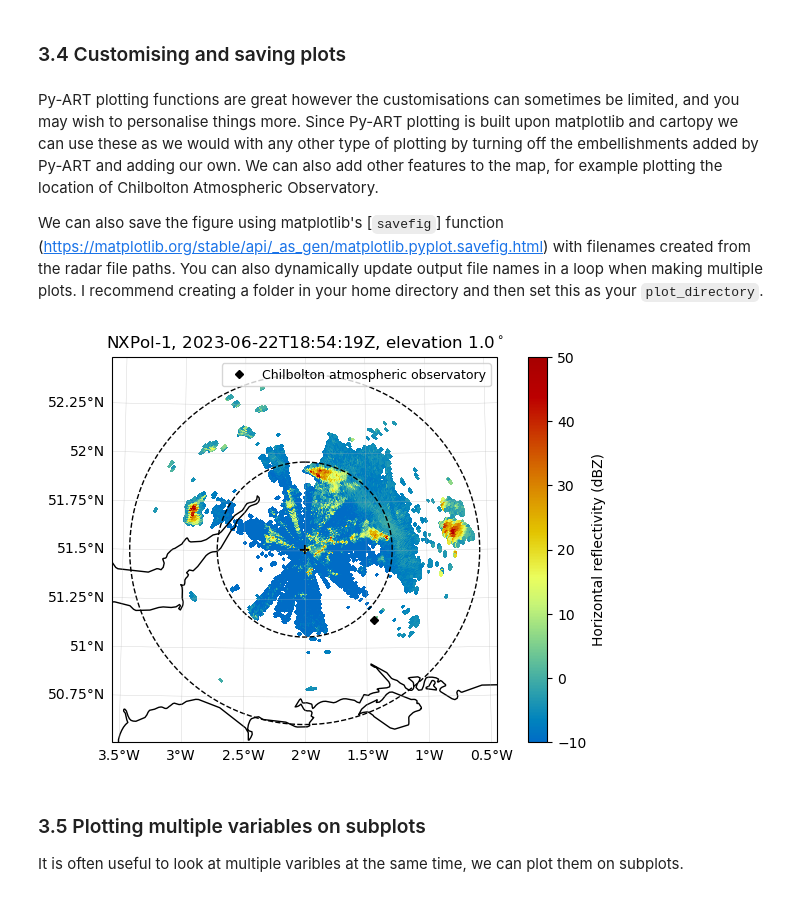
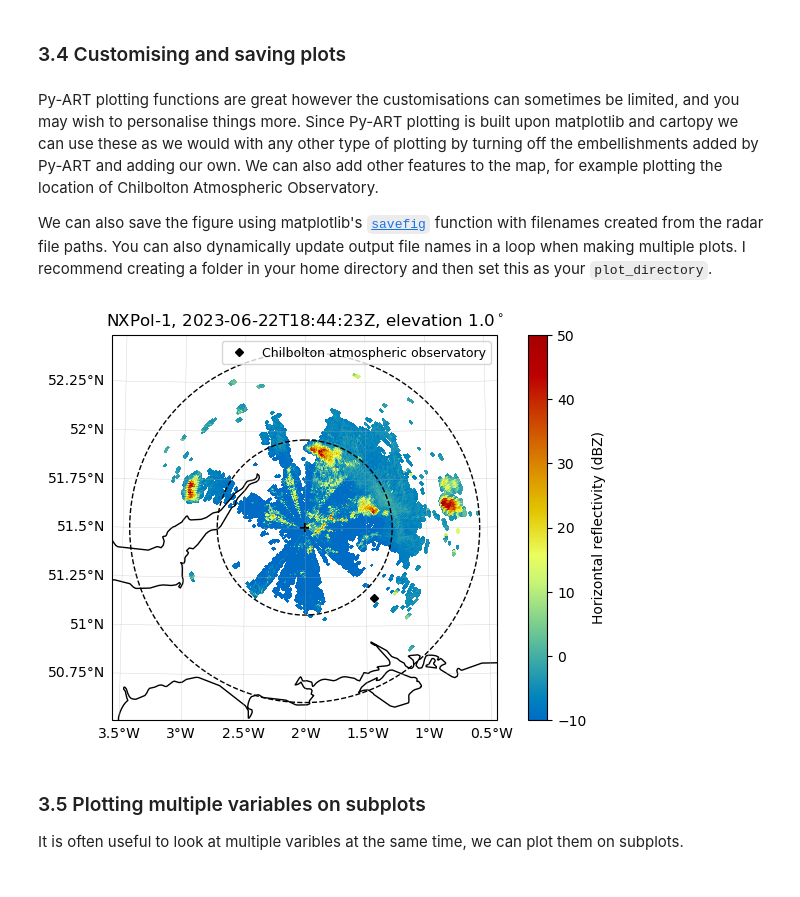
Before and after one commit to ncasuk/NCAS-Intro-Atmos-Radar-2024, a Jupyter notebook: notebooks/practicals/Practical_2_plotting_and_interpreting_radar_data.ipynb, the cells around one changed output. Cells and saved outputs as stored; diff of their text form; code cells hidden in the pictures.

````diff
--- a/notebooks/practicals/Practical_2_plotting_and_interpreting_radar_data.ipynb
+++ b/notebooks/practicals/Practical_2_plotting_and_interpreting_radar_data.ipynb
@@ -184,5 +194,5 @@ display.plot_cross_hair(2000)
 # %% [markdown]
 Py-ART plotting functions are great however the customisations can sometimes be limited, and you may wish to personalise things more. Since Py-ART plotting is built upon matplotlib and cartopy we can use these as we would with any other type of plotting by turning off the embellishments added by Py-ART and adding our own. We can also add other features to the map, for example plotting the location of Chilbolton Atmospheric Observatory.
 
-We can also save the figure using matplotlib's [```savefig```] function (https://matplotlib.org/stable/api/_as_gen/matplotlib.pyplot.savefig.html) with filenames created from the radar file paths. You can also dynamically update output file names in a loop when making multiple plots. I recommend creating a folder in your home directory and then set this as your ```plot_directory```.
+We can also save the figure using matplotlib's [```savefig```](https://matplotlib.org/stable/api/_as_gen/matplotlib.pyplot.savefig.html) function with filenames created from the radar file paths. You can also dynamically update output file names in a loop when making multiple plots. I recommend creating a folder in your home directory and then set this as your ```plot_directory```.
 # %%
@@ -234,35 +244,35 @@ gl.right_labels = gl.top_labels = False
 # plot Chilbolton location
 chilbolton_lon, chilbolton_lat = -1.43858, 51.14456
 ax.plot(chilbolton_lon, chilbolton_lat,
         transform = ccrs.PlateCarree(),
         linestyle = '',
         marker = 'D',
         markersize = 4,
         color = 'black',
         label = 'Chilbolton atmospheric observatory'
        )
 
 # add legend
 ax.legend(loc = 'upper right',fontsize = 9);
 
 # set up title and add
 start_dt = radar.metadata['start_datetime'] #get date and time from radar metadata
 elevation = np.unique(radar.elevation['data'])[sweep_idx] #get actual elevation angle from sweep index
 instrument = 'NXPol-1'
 title = f'{instrument}, {start_dt}, elevation {elevation}$^\\circ$' #join all together
 ax.set_title(title, fontsize = 12)
 
 # saving
 in_file = radar_file.split('/')[-1] #get file name from path
 file_name = os.path.splitext(in_file)[0] # split file extension from file name
 plot_type = 'PPI_dBZ' # choose details to include in plot file name
 out_file = f'{file_name}_{plot_type}.png' #join output file name
-out_fpath = os.path.join(out_directory,out_file) #full output file path
+out_fpath = os.path.join(plot_directory,out_file) #full output file path
 
 # save figure (you can also use plt.savefig to save latest plot if you have not used 'fig=...')
 fig.savefig(out_fpath)
 # %% [output]
-[figure, old version]
+[figure, new version]
 # %% [markdown]
 ### 3.5 Plotting multiple variables on subplots
 
````
Also changed, not shown: parts of 4 cells of this notebook.
